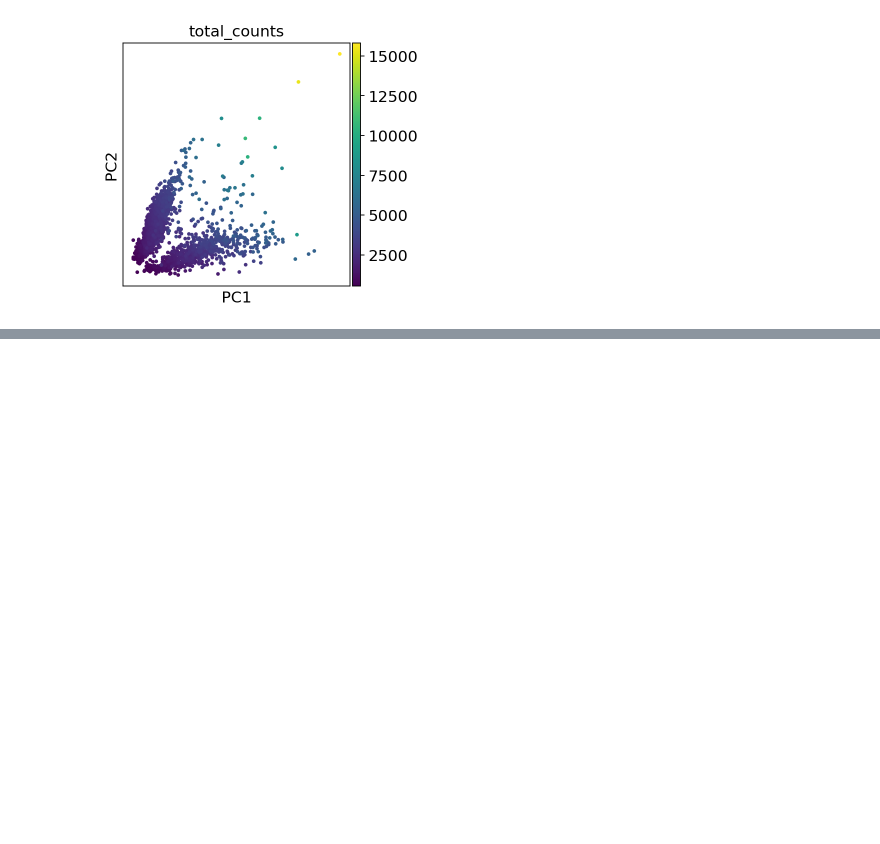
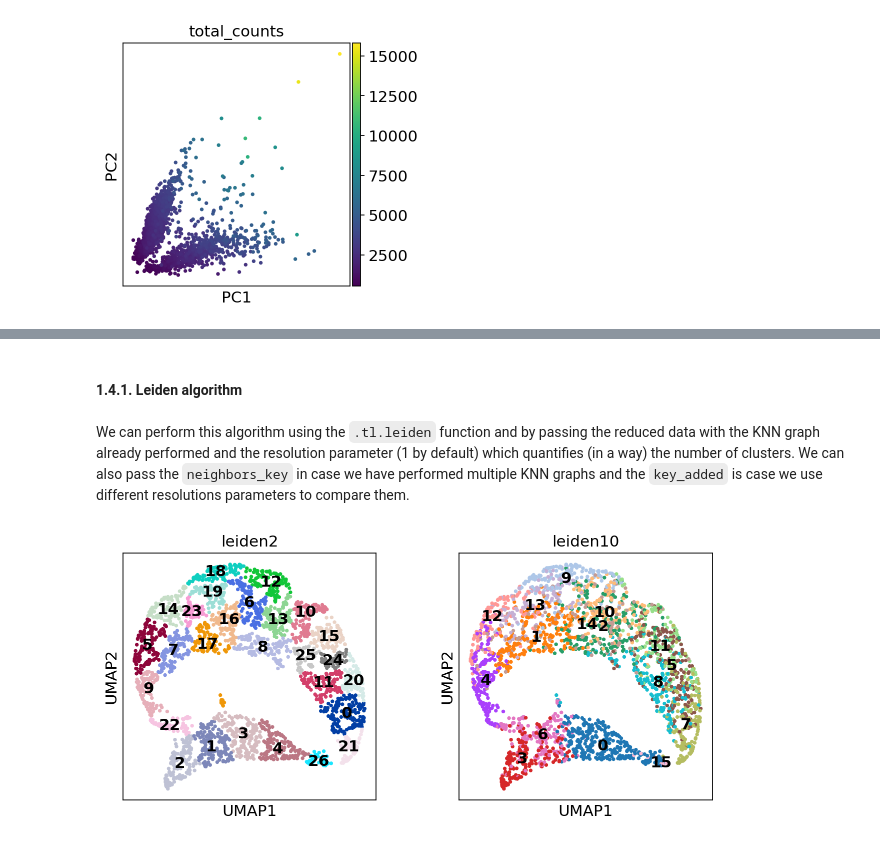
Before and after one commit to lucas-rdlr/rna-sequencing, a Jupyter notebook: notebooks/tutorial.ipynb, the cells around one changed output, grey strips where cells are left out. Drawn from its saved outputs; the diff is of its cells as text; code cells hidden in the pictures; blank space fills up the shorter version.

```diff
--- a/notebooks/tutorial.ipynb
+++ b/notebooks/tutorial.ipynb
@@ -157,0 +201,4 @@ sc.pl.scatter(adata4, x='total_counts', y='n_genes_by_counts')
+# %% [markdown]
+#### 1.4.1. Leiden algorithm
+# %% [markdown]
+We can perform this algorithm using the `.tl.leiden` function and by passing the reduced data with the KNN graph already performed and the resolution parameter (1 by default) which quantifies (in a way) the number of clusters. We can also pass the `neighbors_key` in case we have performed multiple KNN graphs and the `key_added` is case we use different resolutions parameters to compare them.
@@ -157,0 +208,10 @@ sc.pl.scatter(adata4, x='total_counts', y='n_genes_by_counts')
+# %%
+sc.tl.umap(adata3, neighbors_key='neighbors2')
+
+sc.pl.umap(
+    adata3,
+    color=["leiden2", "leiden10"],
+    legend_loc="on data",
+)
+# %% [output]
+[figure, added]
```
Also changed, not shown: parts of 16 cells of this notebook.
